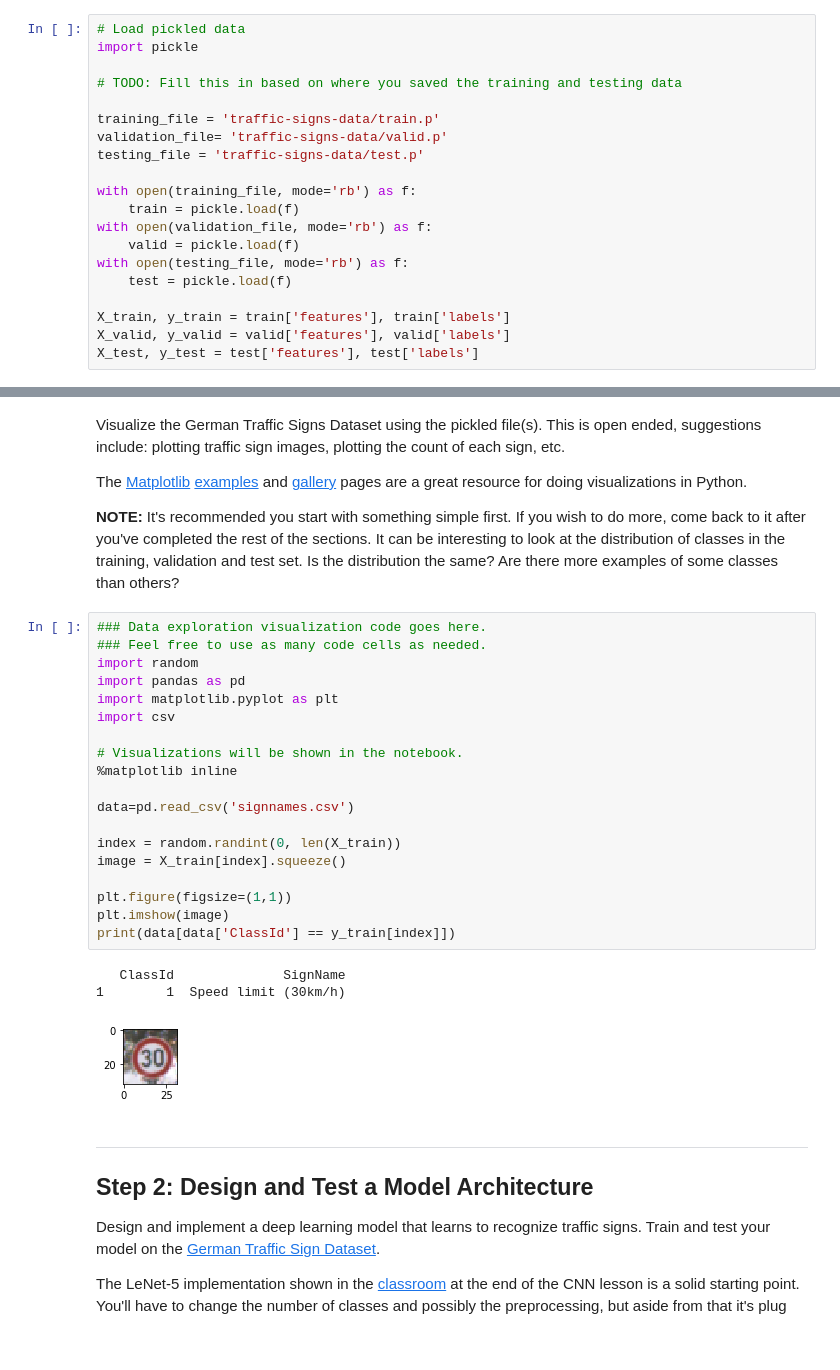
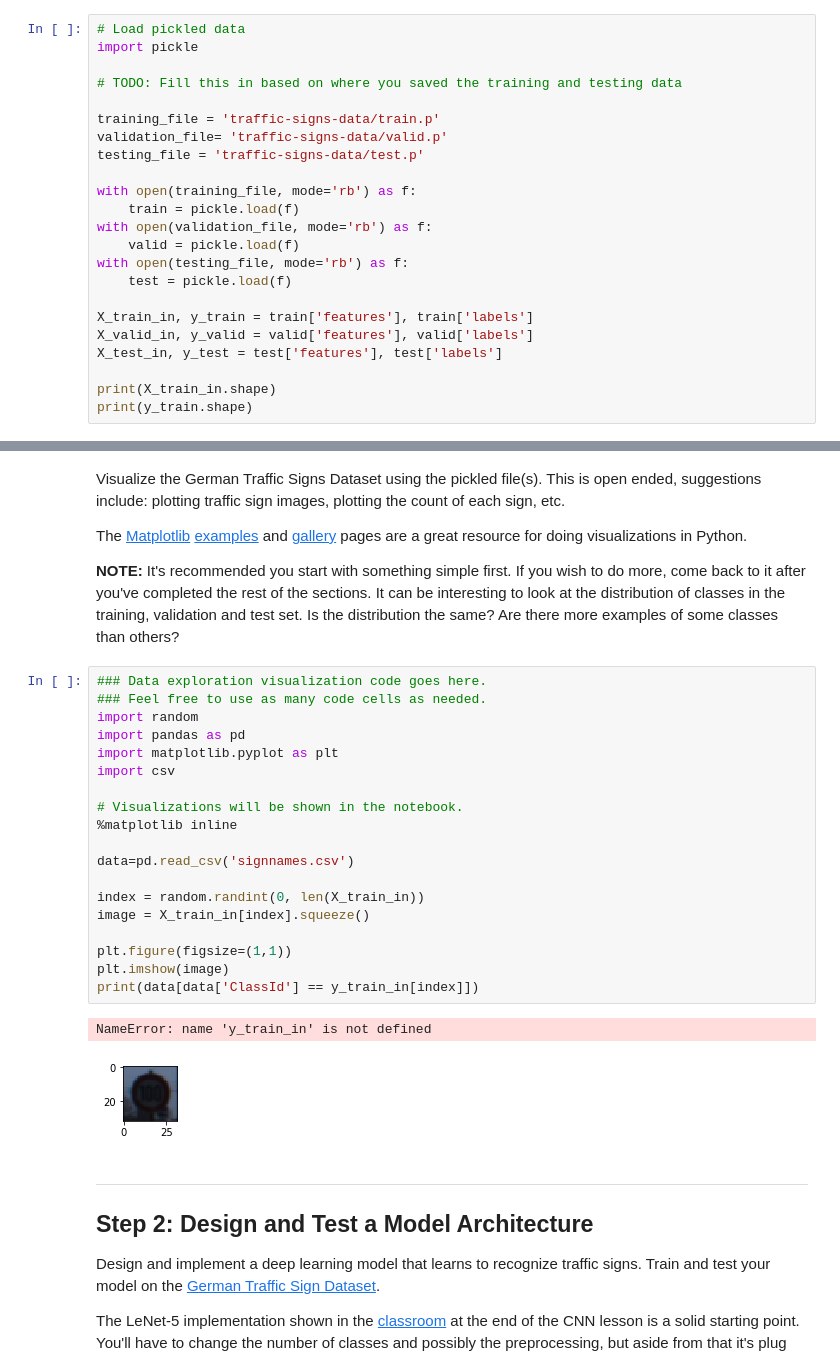
Before and after one commit to sankalpdayal/carnd_term1_p2, a Jupyter notebook: Traffic_Sign_Classifier.ipynb, the cells around one changed output, grey strips where cells are left out. Drawn from its saved outputs; the diff is of its cells as text; blank space fills up the shorter version.

```diff
--- a/Traffic_Sign_Classifier.ipynb
+++ b/Traffic_Sign_Classifier.ipynb
@@ -36,6 +36,9 @@ with open(validation_file, mode='rb') as f:
 with open(testing_file, mode='rb') as f:
     test = pickle.load(f)
 
-X_train, y_train = train['features'], train['labels']
-X_valid, y_valid = valid['features'], valid['labels']
-X_test, y_test = test['features'], test['labels']
+X_train_in, y_train = train['features'], train['labels']
+X_valid_in, y_valid = valid['features'], valid['labels']
+X_test_in, y_test = test['features'], test['labels']
+
+print(X_train_in.shape)
+print(y_train.shape)
@@ -95,26 +101,25 @@ The [Matplotlib](http://matplotlib.org/) [examples](http://matplotlib.org/exampl
 # %%
 ### Data exploration visualization code goes here.
 ### Feel free to use as many code cells as needed.
 import random
 import pandas as pd
 import matplotlib.pyplot as plt
 import csv
 
 # Visualizations will be shown in the notebook.
 %matplotlib inline
 
 data=pd.read_csv('signnames.csv')
 
-index = random.randint(0, len(X_train))
-image = X_train[index].squeeze()
+index = random.randint(0, len(X_train_in))
+image = X_train_in[index].squeeze()
 
 plt.figure(figsize=(1,1))
 plt.imshow(image)
-print(data[data['ClassId'] == y_train[index]])
+print(data[data['ClassId'] == y_train_in[index]])
 # %% [output]
-   ClassId              SignName
-1        1  Speed limit (30km/h)
+NameError: name 'y_train_in' is not defined
-[figure, old version]
+[figure, new version]
 # %% [markdown]
 ----
 
```
Also changed, not shown: parts of 14 cells of this notebook, 1 other file.
